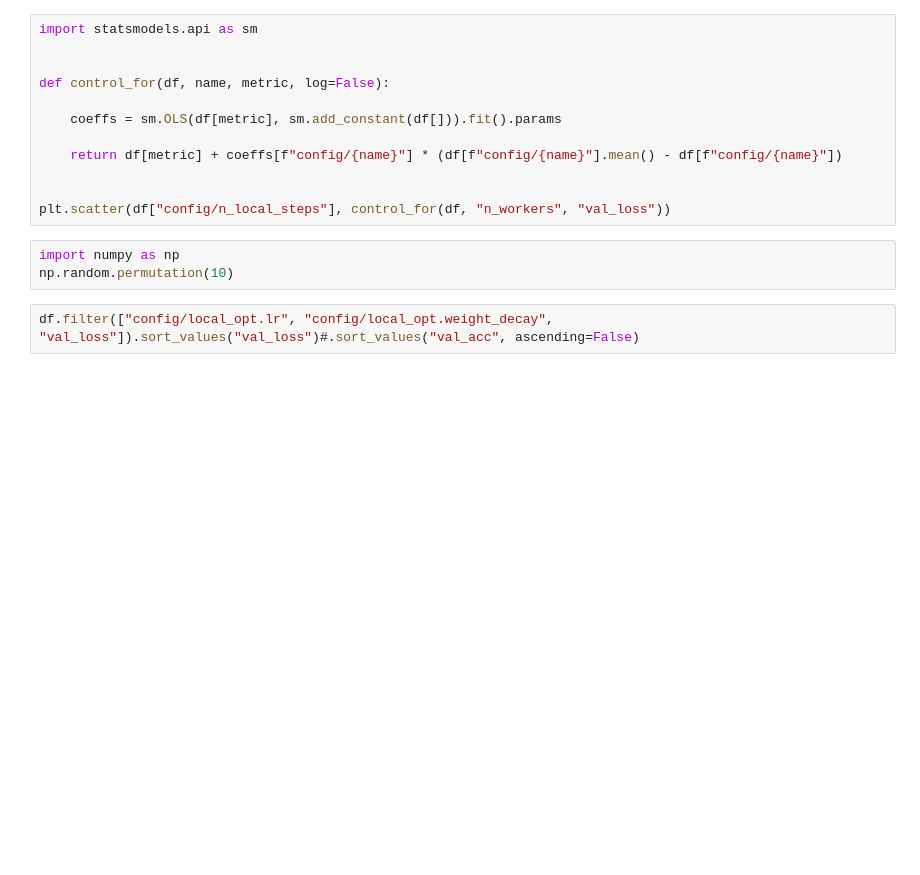
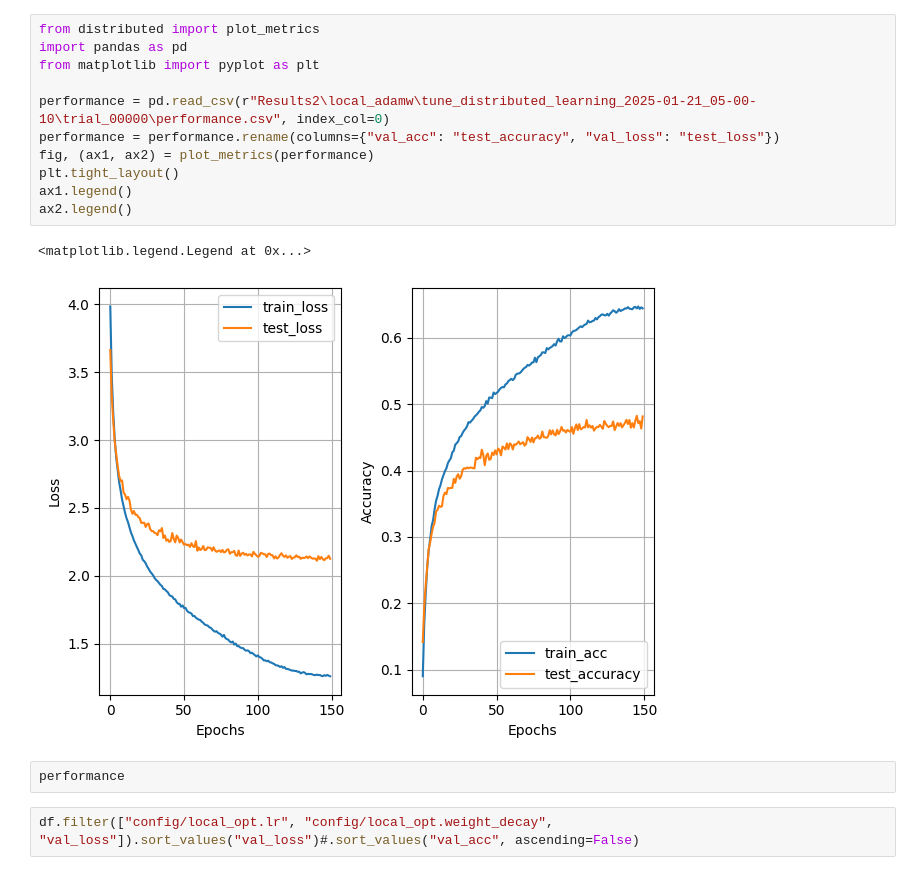
Before and after one commit to maxi-fr/distributed-learning, a Jupyter notebook: test_notebook.ipynb, the cells around one changed output. Saved outputs shown, nothing was run; the diff lists cells and outputs as text; blank space fills up the shorter version.

```diff
--- a/test_notebook.ipynb
+++ b/test_notebook.ipynb
@@ -111,18 +100,19 @@ df.sort_values("val_acc", ascending=False)
-# %%
-import statsmodels.api as sm
-
-
-def control_for(df, name, metric, log=False):
-
-    coeffs = sm.OLS(df[metric], sm.add_constant(df[])).fit().params
-
-    return df[metric] + coeffs[f"config/{name}"] * (df[f"config/{name}"].mean() - df[f"config/{name}"])
-
-
-plt.scatter(df["config/n_local_steps"], control_for(df, "n_workers", "val_loss"))
-# %%
-import numpy as np
-np.random.permutation(10)
+# %%
+from distributed import plot_metrics
+import pandas as pd
+from matplotlib import pyplot as plt
+
+performance = pd.read_csv(r"Results2\local_adamw\tune_distributed_learning_2025-01-21_05-00-10\trial_00000\performance.csv", index_col=0)
+performance = performance.rename(columns={"val_acc": "test_accuracy", "val_loss": "test_loss"})
+fig, (ax1, ax2) = plot_metrics(performance)
+plt.tight_layout()
+ax1.legend()
+ax2.legend()
+# %% [output]
+<matplotlib.legend.Legend at 0x...>
+[figure, added]
+# %%
+performance
 # %%
 df.filter(["config/local_opt.lr", "config/local_opt.weight_decay", "val_loss"]).sort_values("val_loss")#.sort_values("val_acc", ascending=False)
 # %%
```
Also changed, not shown: parts of 6 cells of this notebook, 3 other files.
